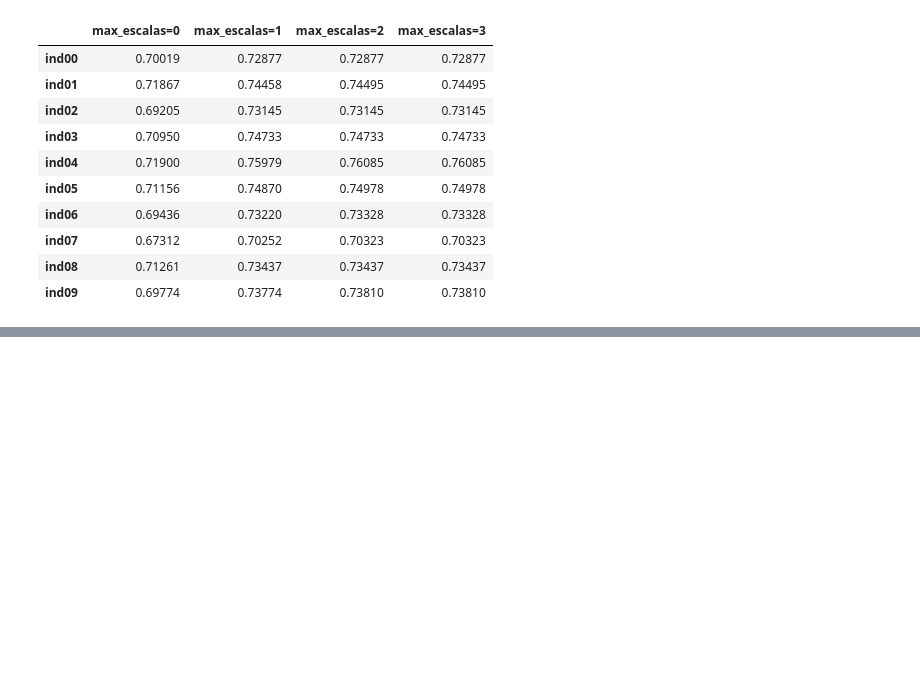
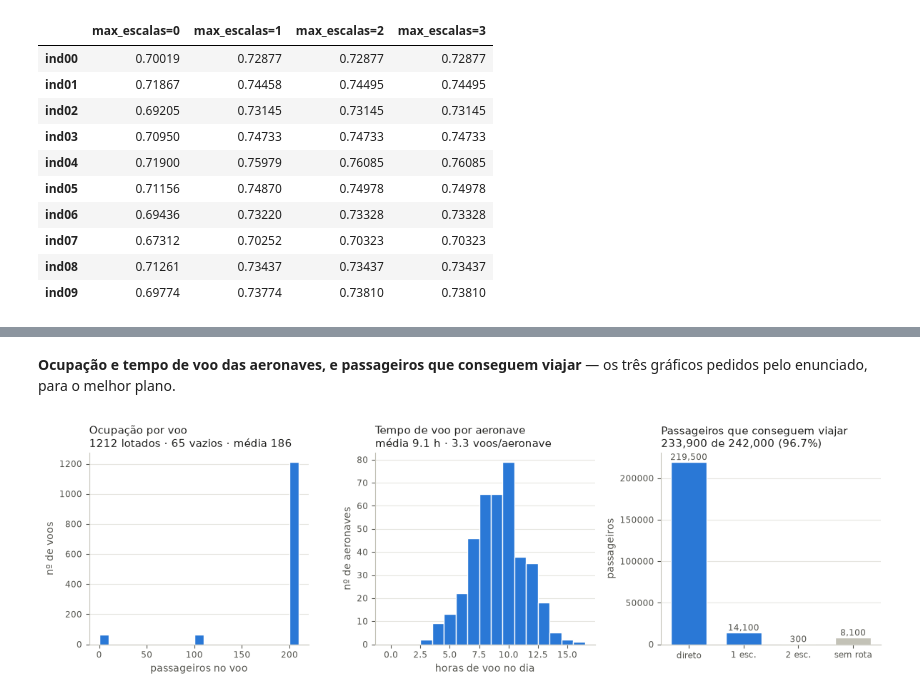
Before and after one commit to Caetano-ma/PSI-3472, a Jupyter notebook: planejamento_voos.ipynb, the cells around one changed output, grey strips where cells are left out. Cells and saved outputs as stored; diff of their text form; code cells hidden in the pictures; blank space fills up the shorter version.

```diff
--- a/planejamento_voos.ipynb
+++ b/planejamento_voos.ipynb
@@ -1553,0 +2120,34 @@ sens
+# %% [markdown]
+**Ocupação e tempo de voo das aeronaves, e passageiros que conseguem viajar** — os três gráficos
+pedidos pelo enunciado, para o melhor plano.
+# %%
+fig, axs = plt.subplots(1, 3, figsize=(12, 3.8))
+
+ocup = [v.total for v in AV_best.voos]
+axs[0].hist(ocup, bins=range(0, CAPACIDADE + 11, 10), color=COR_1, edgecolor="white", linewidth=1)
+axs[0].set_xlabel("passageiros no voo", color=TINTA_2)
+axs[0].set_ylabel("nº de voos", color=TINTA_2)
+_estilo(axs[0], f"Ocupação por voo\n{sum(o == CAPACIDADE for o in ocup)} lotados · "
+                f"{sum(o == 0 for o in ocup)} vazios · média {np.mean(ocup):.0f}")
+
+horas = [av.horas_voo for av in AV_best.aeronaves]
+axs[1].hist(horas, bins=range(0, max(horas) + 2), color=COR_1, edgecolor="white", linewidth=1, align="left")
+axs[1].set_xlabel("horas de voo no dia", color=TINTA_2)
+axs[1].set_ylabel("nº de aeronaves", color=TINTA_2)
+_estilo(axs[1], f"Tempo de voo por aeronave\nmédia {np.mean(horas):.1f} h · "
+                f"{np.mean([len(av.voos) for av in AV_best.aeronaves]):.1f} voos/aeronave")
+
+r = resumo_alocacao(AP_best)["passageiros"]
+r.index = [t.replace("escala(s)", "esc.").replace("remanescentes", "sem rota") for t in r.index]
+axs[2].bar(r.index, r.values, color=[COR_1] * (len(r) - 1) + ["#c3c2b7"], edgecolor="white", width=0.65)
+for x, v in enumerate(r.values):
+    axs[2].text(x, v, f"{v:,}", ha="center", va="bottom", fontsize=8.5, color=TINTA_2)
+axs[2].set_ylabel("passageiros", color=TINTA_2)
+_estilo(axs[2], f"Passageiros que conseguem viajar\n{av_best.atendidos:,} de {av_best.demanda:,} "
+                f"({av_best.pct_atendimento:.1f}%)")
+axs[2].ticklabel_format(axis="y", style="plain")
+
+fig.tight_layout()
+plt.show()
+# %% [output]
+[figure, added]
```
Also changed, not shown: parts of 35 cells of this notebook.
